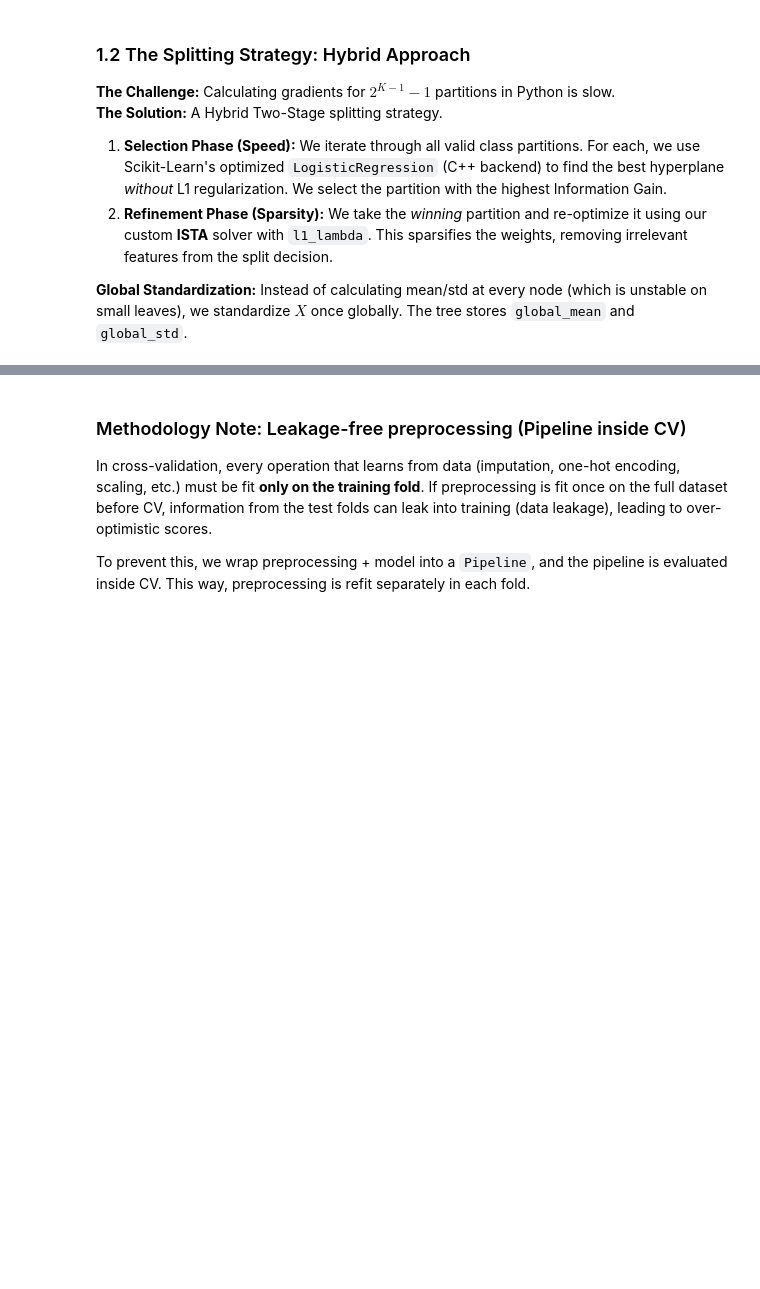
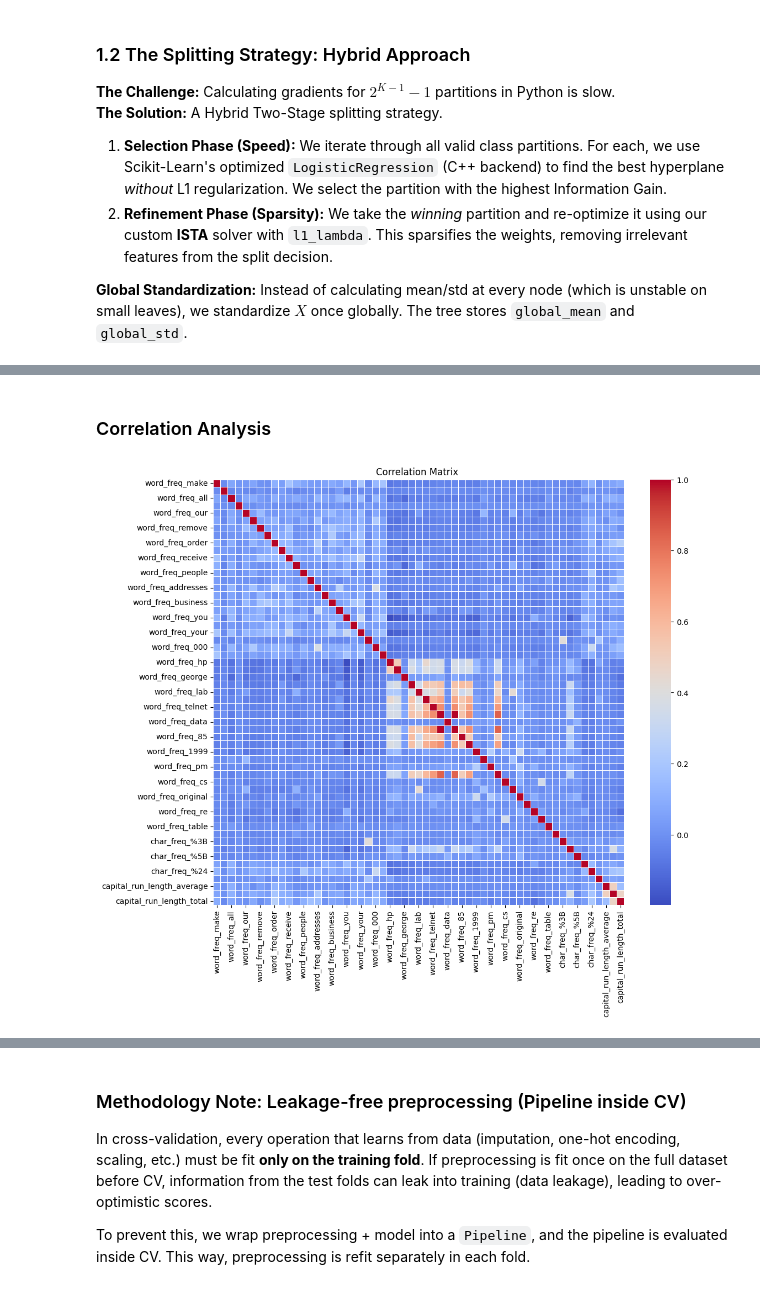
Before and after one commit to 0x3ira/IAI-ML, a Jupyter notebook: tree_ai_extended.ipynb, the cells around one changed output, grey strips where cells are left out. Cells and saved outputs as stored; diff of their text form; code cells hidden in the pictures; blank space fills up the shorter version.

```diff
--- a/tree_ai_extended.ipynb
+++ b/tree_ai_extended.ipynb
@@ -371,0 +440,13 @@ class ObliqueDecisionTree(BaseEstimator, ClassifierMixin):
+# %% [markdown]
+### Correlation Analysis
+# %%
+# Compute correlation matrix
+corr_matrix = X_df.corr()
+
+plt.figure(figsize=(12, 10))
+# Plot heatmap of the first 20 features to avoid clutter
+sns.heatmap(corr_matrix.iloc[:57, :57], annot=False, cmap='coolwarm', linewidths=0.5)
+plt.title("Correlation Matrix ")
+plt.show()
+# %% [output]
+[figure, added]
```
Also changed, not shown: parts of 19 cells of this notebook.
